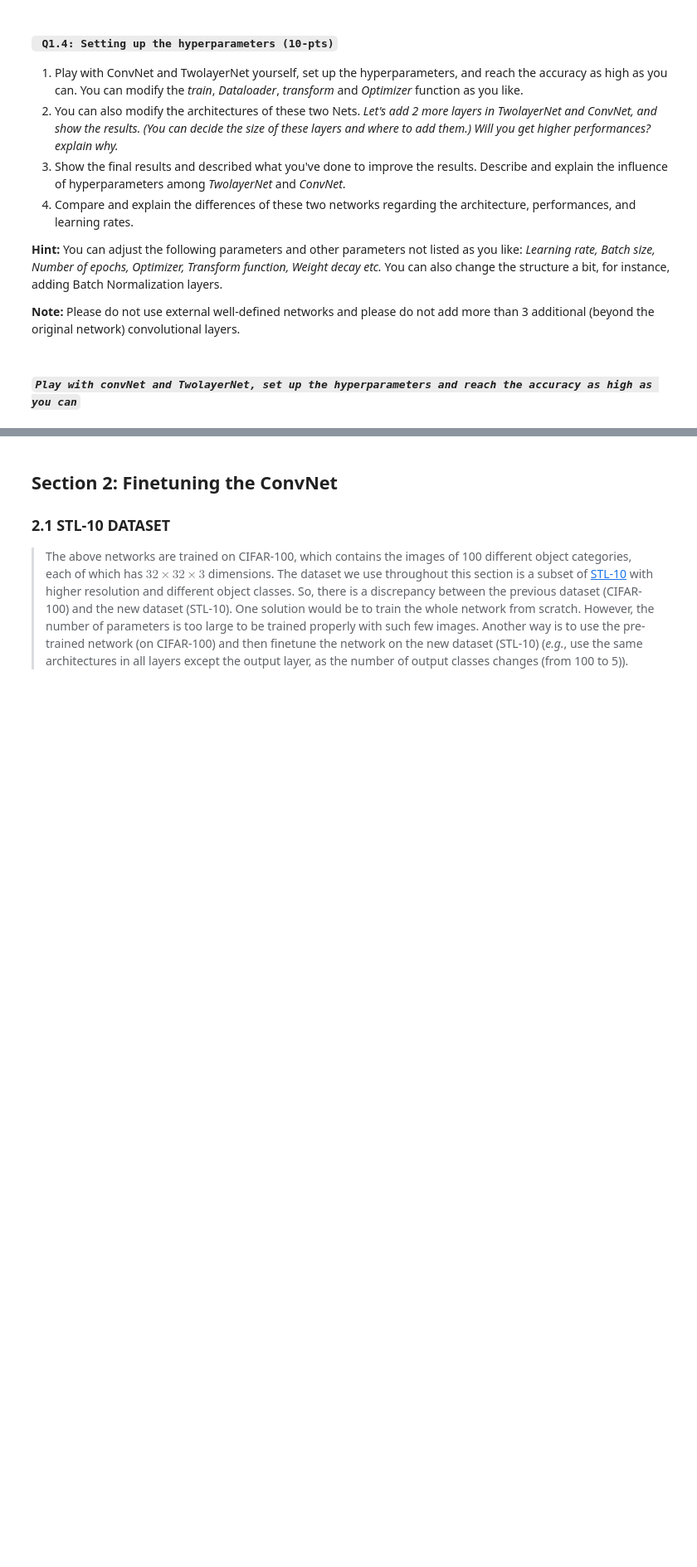
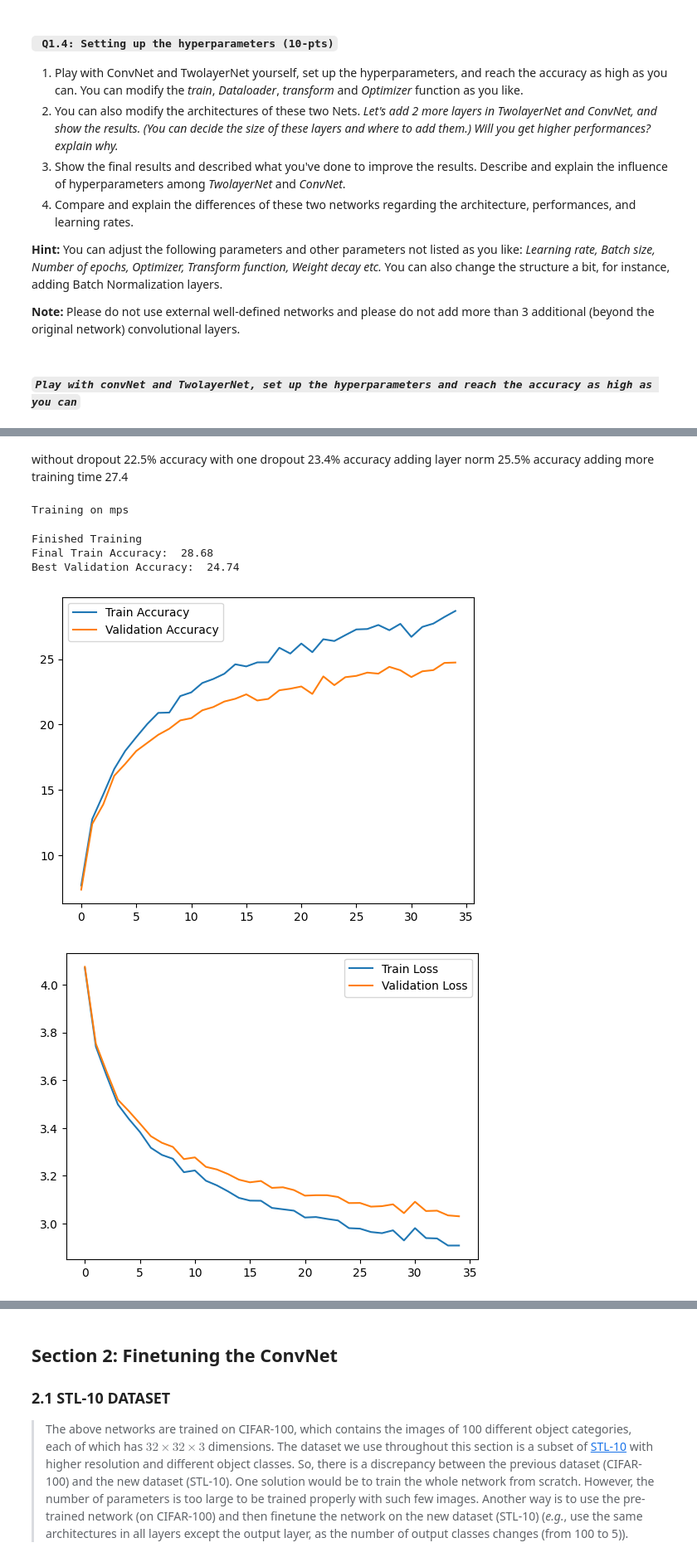
Before and after one commit to dgcnz/uva-cv1-lab5, a Jupyter notebook: notebooks/CV1 Final Lab Pt2.ipynb, the cells around one changed output, grey strips where cells are left out. Shown at 83% size. Drawn from its saved outputs; the diff is of its cells as text; code cells hidden in the pictures; blank space fills up the shorter version.

```diff
--- a/notebooks/CV1 Final Lab Pt2.ipynb
+++ b/notebooks/CV1 Final Lab Pt2.ipynb
@@ -582,0 +596,61 @@ You can modify the *train*,  *Dataloader*, *transform* and *Optimizer* function
+# %% [markdown]
+without dropout 22.5% accuracy
+with one dropout 23.4% accuracy
+adding layer norm 25.5% accuracy
+adding more training time 27.4
+# %%
+from src.models.vision_model import VisionModel
+from collections import OrderedDict
+
+class LeNet5(VisionModel):
+    _name = "LeNet-5-Base"
+
+    def __init__(self, num_classes: int):
+        super().__init__()
+        # in 32 x 32 * 3, original paper works with 32 x 32 x 3
+        self._model_dict = OrderedDict([
+                    ("c1", nn.Conv2d(3, 6, kernel_size=5, stride=1, padding=0)),
+                    ("bn1", nn.BatchNorm2d(6)),
+                    ("relu1", nn.ReLU()),
+                    ("s2", nn.MaxPool2d(kernel_size=2, stride=2)),
+                    ("c3", nn.Conv2d(6, 16, kernel_size=5, stride=1, padding=0)),
+                    ("relu2", nn.ReLU()),
+                    ("s4", nn.MaxPool2d(kernel_size=2, stride=2)),
+                    ("flatten", nn.Flatten()),
+                    ("drop1", nn.Dropout(0.4)),
+                    ("f5", nn.Linear(5 * 5 * 16, 120)),
+                    ("relu3", nn.ReLU()),
+                    ("drop2", nn.Dropout(0.4)),
+                    ("f6", nn.Linear(120, 84)),
+                    ("bn2", nn.BatchNorm1d(84)),
+                    ("relu4", nn.ReLU()),
+                    ("drop3", nn.Dropout(0.4)),
+                    ("fc", nn.Linear(84, num_classes))
+                ]
+            )
+        self._model = nn.Sequential(self._model_dict)
+
+
+transform_train = transforms.Compose(
+        [
+            transforms.Resize(34),
+            transforms.CenterCrop(32),
+            transforms.RandomHorizontalFlip(),
+            transforms.RandomRotation(15),
+            transforms.ToTensor(),
+            transforms.Normalize([0.485, 0.456, 0.406], [0.229, 0.224, 0.225]),
+        ]
+    )
+
+net = LeNet5(100)
+
+optimizer = optim.Adam(params=net.parameters(), lr=0.001)
+val_losses_lenet_improved = train(net, optimizer, train_data_loader, val_data_loader, epochs=35)
+evaluations_lenet_improved = evaluate(net, test_data_loader, classes)
+# %% [output]
+Training on mps
+Finished Training
+Final Train Accuracy:  28.68
+Best Validation Accuracy:  24.74
+[figure, added]
+[figure, added]
```
Also changed, not shown: parts of 28 cells of this notebook, 4 other files.
